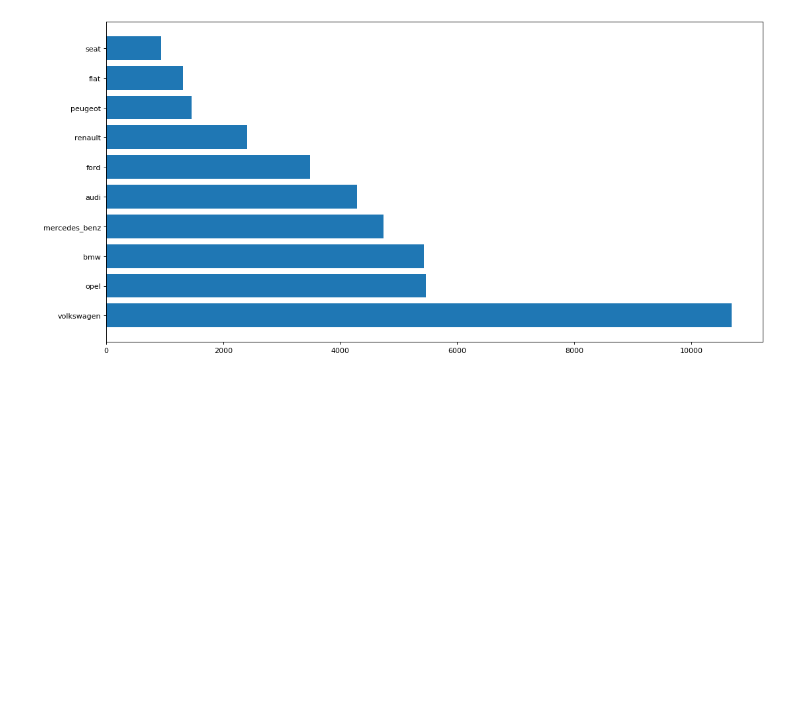
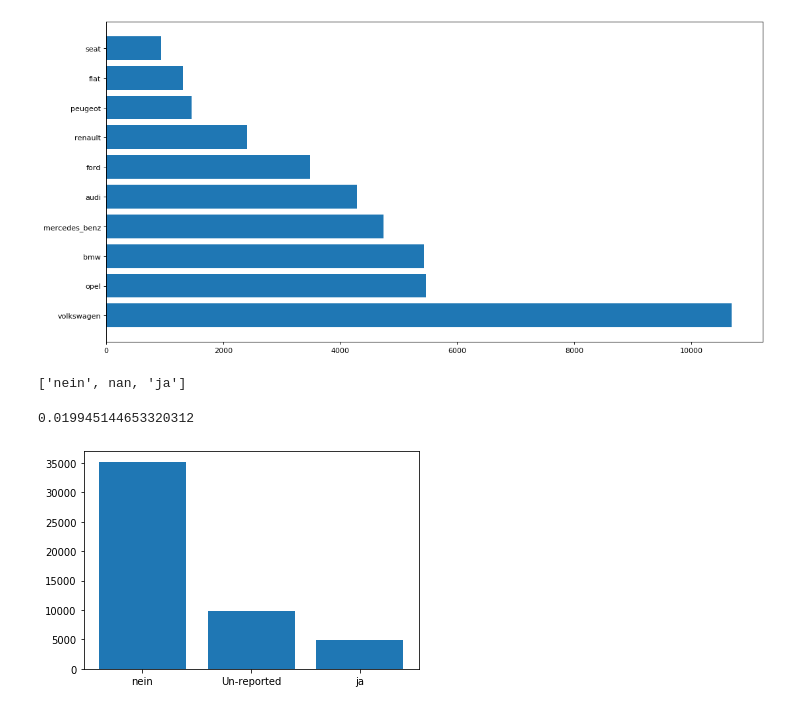
Before and after one commit to ndangalasinh/dataquest_exploring_ebay_car_sales, a Jupyter notebook: dataquest_exploring_ebay_car_sales.ipynb, the cells around one changed output. Cells and saved outputs as stored; diff of their text form; code cells hidden in the pictures; blank space fills up the shorter version.

```diff
--- a/dataquest_exploring_ebay_car_sales.ipynb
+++ b/dataquest_exploring_ebay_car_sales.ipynb
@@ -380,3 +380,22 @@ plt.barh(x,y)
 plt.show()
 # %% [output]
 [figure]
+# %%
+list(sales_auto['not_repaired_damage'].unique())
+# %% [output]
+['nein', nan, 'ja']
+# %%
+sales_auto['not_repaired_damage'].fillna('Un-reported', inplace=True)
+# %%
+start = time.time()
+has_damage = dataset_composition(sales_auto,'not_repaired_damage')
+end = time.time()
+end - start
+# %% [output]
+0.019945144653320312
+# %%
+x, y = zip(*has_damage) # unpack a list of pairs into two tuples
+plt.bar(x,y)
+plt.show()
+# %% [output]
+[figure, added]
```
Also changed, not shown: parts of 1 cell of this notebook.
